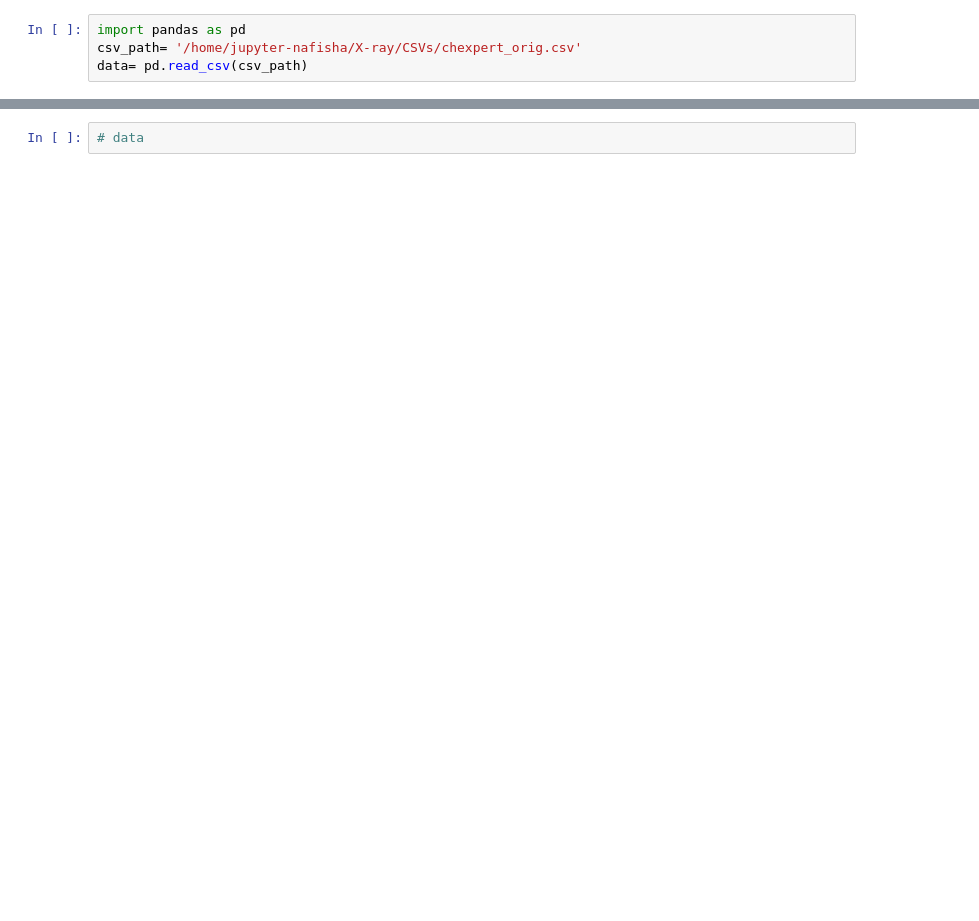
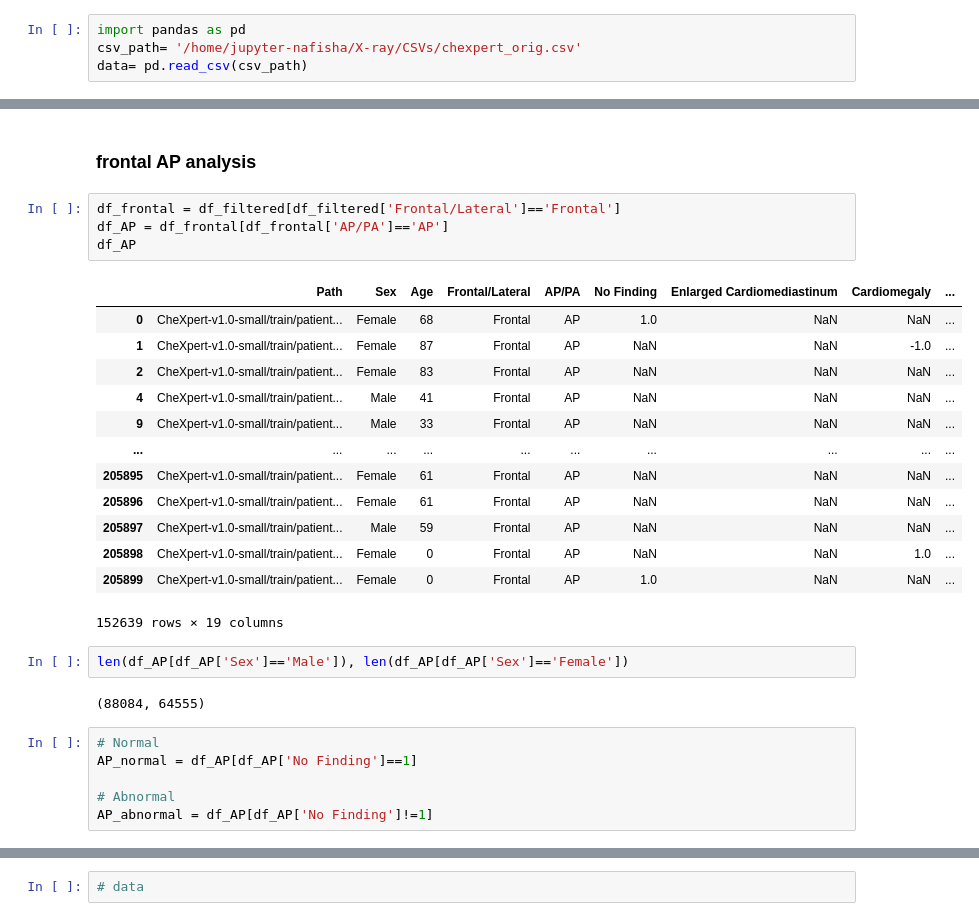
Before and after one commit to Nafishapanacea/X-ray-classification-covariates, a Jupyter notebook: csv.ipynb, the cells around one changed output, grey strips where cells are left out. Cells and saved outputs as stored; diff of their text form; blank space fills up the shorter version.

```diff
--- a/csv.ipynb
+++ b/csv.ipynb
@@ -11,0 +119,30 @@ array(['AP', nan, 'PA', 'LL', 'RL'], dtype=object)
+# %% [markdown]
+### frontal AP analysis
+# %%
+df_frontal = df_filtered[df_filtered['Frontal/Lateral']=='Frontal']
+df_AP = df_frontal[df_frontal['AP/PA']=='AP']
+df_AP
+# %% [output]
+|  | Path | Sex | Age | Frontal/Lateral | AP/PA | No Finding | Enlarged Cardiomediastinum | Cardiomegaly | ... |
+| 0 | CheXpert-v1.0-small/train/patient... | Female | 68 | Frontal | AP | 1.0 | NaN | NaN | ... |
+| 1 | CheXpert-v1.0-small/train/patient... | Female | 87 | Frontal | AP | NaN | NaN | -1.0 | ... |
+| 2 | CheXpert-v1.0-small/train/patient... | Female | 83 | Frontal | AP | NaN | NaN | NaN | ... |
+| 4 | CheXpert-v1.0-small/train/patient... | Male | 41 | Frontal | AP | NaN | NaN | NaN | ... |
+| 9 | CheXpert-v1.0-small/train/patient... | Male | 33 | Frontal | AP | NaN | NaN | NaN | ... |
+| ... | ... | ... | ... | ... | ... | ... | ... | ... | ... |
+| 205895 | CheXpert-v1.0-small/train/patient... | Female | 61 | Frontal | AP | NaN | NaN | NaN | ... |
+| 205896 | CheXpert-v1.0-small/train/patient... | Female | 61 | Frontal | AP | NaN | NaN | NaN | ... |
+| 205897 | CheXpert-v1.0-small/train/patient... | Male | 59 | Frontal | AP | NaN | NaN | NaN | ... |
+| 205898 | CheXpert-v1.0-small/train/patient... | Female | 0 | Frontal | AP | NaN | NaN | 1.0 | ... |
+| 205899 | CheXpert-v1.0-small/train/patient... | Female | 0 | Frontal | AP | 1.0 | NaN | NaN | ... |
+152639 rows × 19 columns
+# %%
+len(df_AP[df_AP['Sex']=='Male']), len(df_AP[df_AP['Sex']=='Female'])
+# %% [output]
+(88084, 64555)
+# %%
+# Normal
+AP_normal = df_AP[df_AP['No Finding']==1]
+
+# Abnormal
+AP_abnormal = df_AP[df_AP['No Finding']!=1]
```
Also changed, not shown: parts of 28 cells of this notebook, 11 other files.
